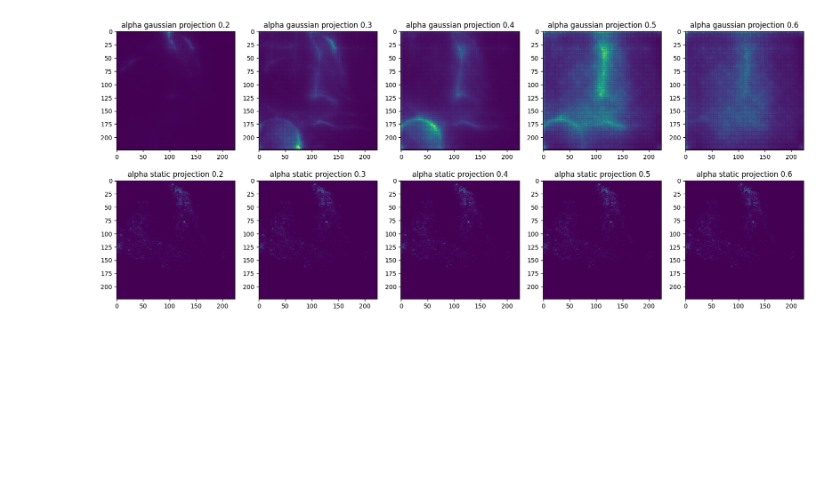
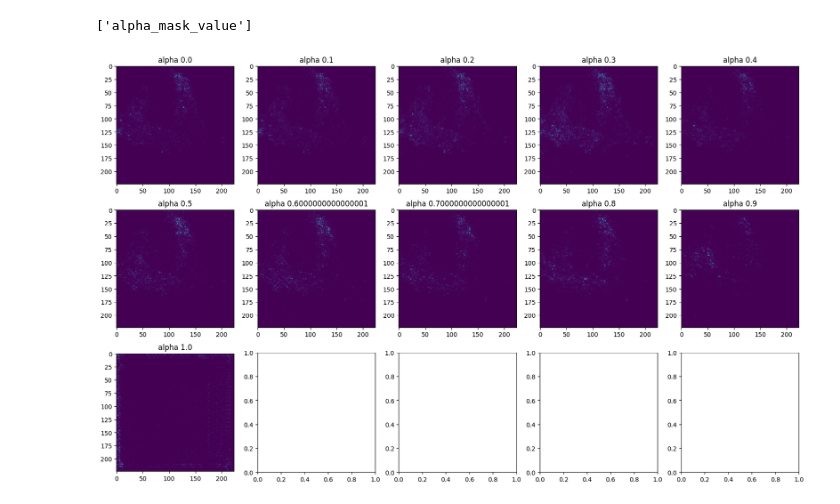
Before and after one commit to Amir-Mehrpanah/On-Spectral-Properties-of-Gradient-based-Explanation-Methods-ECCV24, a Jupyter notebook: experiments/experiment_4.ipynb, the cells around one changed output. Cells and saved outputs as stored; diff of their text form; code cells hidden in the pictures; blank space fills up the shorter version.

```diff
--- a/experiments/experiment_4.ipynb
+++ b/experiments/experiment_4.ipynb
@@ -10,8 +10,8 @@ from source.project_manager import (
     delete_experiment_data,
     check_file_exists,
 )
-from source.data_manager import preprocess_masks,plot_masks,minmax_normalize,sum_channels
+from source.data_manager import preprocess_masks,plot_masks,minmax_normalize,sum_channels,symmetric_minmax_normalize
 from source.labels import IMAGENET_LABELS
-imshow_args = {"cmap": "viridis"}
+imshow_args = {"cmap": "viridis" , "vmin": 0, "vmax": 1}
 # %% [output]
 /Midgard/home/amirme/an_explanation_model
@@ -62,13 +75,14 @@ image_index = 5
 temp_data = project_metadata.loc[
     (
         "vanilla_grad_mask",
-        "meanx2",
+        "meanx",
         image_index,
+        "static"
     ),
     "data_path",
 ].apply(lambda x: np.load(x))
-temp_data = preprocess_masks(temp_data, preprocesses=[minmax_normalize, sum_channels])
+temp_data = preprocess_masks(temp_data, preprocesses=[sum_channels,symmetric_minmax_normalize,lambda x: x**2])
 print(temp_data.index.names)
-titles = temp_data.index.to_series().apply(lambda x: f"alpha {x[0]} projection {x[1]}")
+titles = temp_data.index.to_series().apply(lambda x: f"alpha {x}")
 plot_masks(temp_data, titles=titles, imshow_args=imshow_args, ncols=5)
 # %% [output]
@@ -76 +91,2 @@ plot_masks(temp_data, titles=titles, imshow_args=imshow_args, ncols=5)
+['alpha_mask_value']
-[figure, old version]
+[figure, new version]
```
Also changed, not shown: parts of 7 cells of this notebook, 8 other files.
